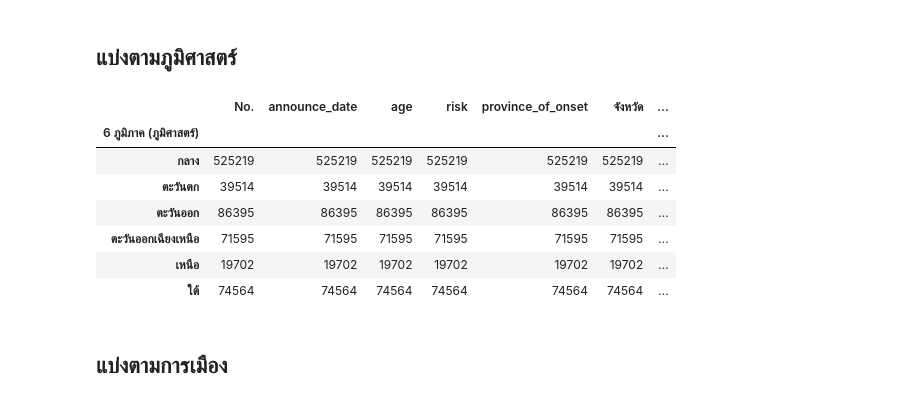
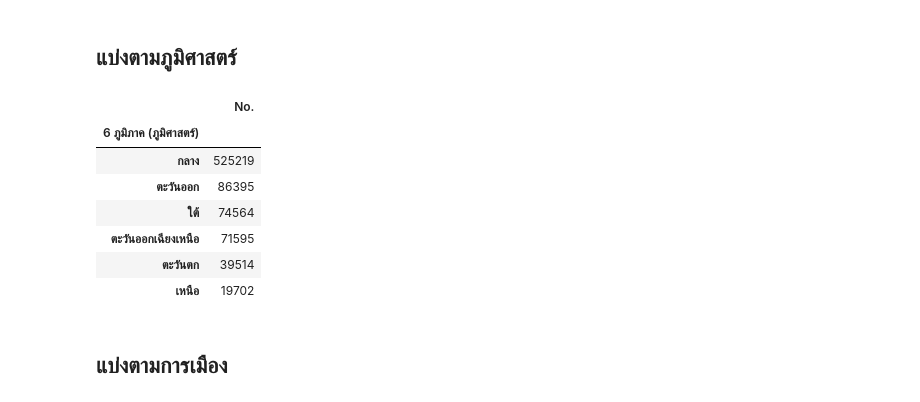
Before and after one commit to Chonthichasi/data_viz_2022, a Jupyter notebook: BasicPython&DataViz_midterm2022.ipynb, the cells around one changed output. Drawn from its saved outputs; the diff is of its cells as text; code cells hidden in the pictures.

```diff
--- a/BasicPython&DataViz_midterm2022.ipynb
+++ b/BasicPython&DataViz_midterm2022.ipynb
@@ -497,16 +495,19 @@ data4_5.head(1)
 # 2. เปรียบเทียบจำนวนผู้ป่วยในแต่ละภูมิภาค (ภูมิภาคใดมีจำนวนผู้ป่วยมากที่สุด และ น้อยที่สุด) (20 คะแนน)
 # %% [markdown]
 ## แบ่งตามภูมิศาสตร์
-# %%
-datacovid1.groupby('6 ภูมิภาค (ภูมิศาสตร์)').count()
-# %% [output]
-|  | No. | announce_date | age | risk | province_of_onset | จังหวัด | ... |
-| 6 ภูมิภาค (ภูมิศาสตร์) |  |  |  |  |  |  | ... |
-| กลาง | 525219 | 525219 | 525219 | 525219 | 525219 | 525219 | ... |
-| ตะวันตก | 39514 | 39514 | 39514 | 39514 | 39514 | 39514 | ... |
-| ตะวันออก | 86395 | 86395 | 86395 | 86395 | 86395 | 86395 | ... |
-| ตะวันออกเฉียงเหนือ | 71595 | 71595 | 71595 | 71595 | 71595 | 71595 | ... |
-| เหนือ | 19702 | 19702 | 19702 | 19702 | 19702 | 19702 | ... |
-| ใต้ | 74564 | 74564 | 74564 | 74564 | 74564 | 74564 | ... |
+# %%
+datacovid1.groupby('6 ภูมิภาค (ภูมิศาสตร์)')[['No.']].count().sort_values('No.',ascending=False)
+# คือการเรียงข้อมูลจากมากไปน้อย
+# จากการแบ่งตามภูมิศาสตร์จะได้ว่า ภาคกลางมีจำนวนผู้ป่วยมากที่สุดเท่ากับ 525,219 คน
+# ภาคเหนือมีจำนวนผู้ป่วยน้อยที่สุดเท่ากับ 19,702คน
+# %% [output]
+|  | No. |
+| 6 ภูมิภาค (ภูมิศาสตร์) |  |
+| กลาง | 525219 |
+| ตะวันออก | 86395 |
+| ใต้ | 74564 |
+| ตะวันออกเฉียงเหนือ | 71595 |
+| ตะวันตก | 39514 |
+| เหนือ | 19702 |
 # %% [markdown]
 ## แบ่งตามการเมือง
```
Also changed, not shown: parts of 91 cells of this notebook.
